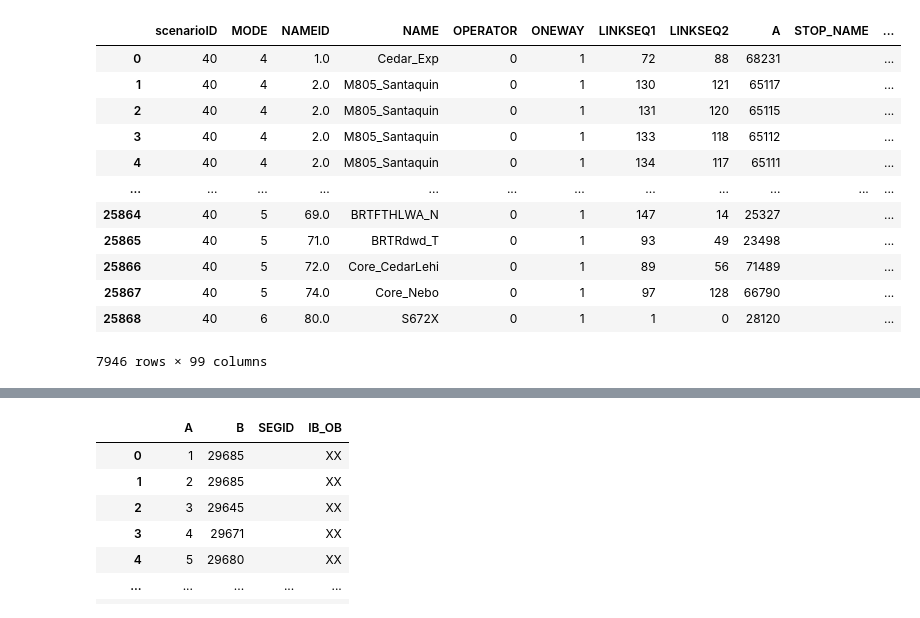
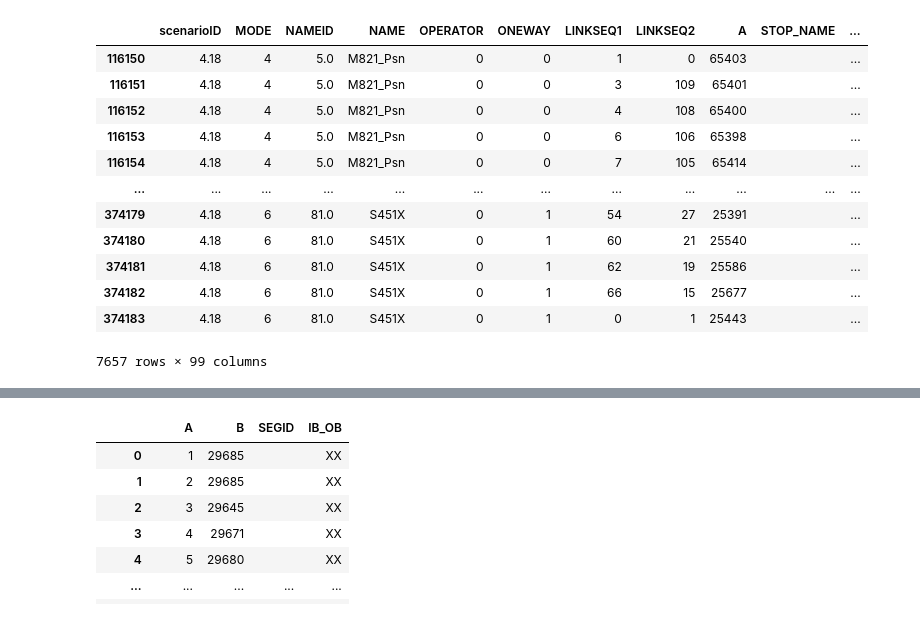
Before and after one commit to WFRCAnalytics/TDM-VAL-Scenario-Comparison-Toolbox, a Jupyter notebook: 2.1-TotalTDMTool/A-OldDataReformatAndPrepForApp.ipynb, the cells around one changed output, grey strips where cells are left out. Saved outputs shown, nothing was run; the diff lists cells and outputs as text; code cells hidden in the pictures.

```diff
--- a/2.1-TotalTDMTool/A-OldDataReformatAndPrepForApp.ipynb
+++ b/2.1-TotalTDMTool/A-OldDataReformatAndPrepForApp.ipynb
@@ -34,21 +34,21 @@ else:
     dfODDetail = pd.read_csv("_dfODDetail.csv")
     dfPADetail = pd.read_csv("_dfPADetail.csv")
 # %%
-dfODDetail[dfODDetail['scenarioID']==40]
+dfODDetail[dfODDetail['scenarioID']==4.18]
 # %% [output]
 |  | scenarioID | MODE | NAMEID | NAME | OPERATOR | ONEWAY | LINKSEQ1 | LINKSEQ2 | A | STOP_NAME | ... |
-| 0 | 40 | 4 | 1.0 | Cedar_Exp | 0 | 1 | 72 | 88 | 68231 |  | ... |
-| 1 | 40 | 4 | 2.0 | M805_Santaquin | 0 | 1 | 130 | 121 | 65117 |  | ... |
-| 2 | 40 | 4 | 2.0 | M805_Santaquin | 0 | 1 | 131 | 120 | 65115 |  | ... |
-| 3 | 40 | 4 | 2.0 | M805_Santaquin | 0 | 1 | 133 | 118 | 65112 |  | ... |
-| 4 | 40 | 4 | 2.0 | M805_Santaquin | 0 | 1 | 134 | 117 | 65111 |  | ... |
+| 116150 | 4.18 | 4 | 5.0 | M821_Psn | 0 | 0 | 1 | 0 | 65403 |  | ... |
+| 116151 | 4.18 | 4 | 5.0 | M821_Psn | 0 | 0 | 3 | 109 | 65401 |  | ... |
+| 116152 | 4.18 | 4 | 5.0 | M821_Psn | 0 | 0 | 4 | 108 | 65400 |  | ... |
+| 116153 | 4.18 | 4 | 5.0 | M821_Psn | 0 | 0 | 6 | 106 | 65398 |  | ... |
+| 116154 | 4.18 | 4 | 5.0 | M821_Psn | 0 | 0 | 7 | 105 | 65414 |  | ... |
 | ... | ... | ... | ... | ... | ... | ... | ... | ... | ... | ... | ... |
-| 25864 | 40 | 5 | 69.0 | BRTFTHLWA_N | 0 | 1 | 147 | 14 | 25327 |  | ... |
-| 25865 | 40 | 5 | 71.0 | BRTRdwd_T | 0 | 1 | 93 | 49 | 23498 |  | ... |
-| 25866 | 40 | 5 | 72.0 | Core_CedarLehi | 0 | 1 | 89 | 56 | 71489 |  | ... |
-| 25867 | 40 | 5 | 74.0 | Core_Nebo | 0 | 1 | 97 | 128 | 66790 |  | ... |
-| 25868 | 40 | 6 | 80.0 | S672X | 0 | 1 | 1 | 0 | 28120 |  | ... |
+| 374179 | 4.18 | 6 | 81.0 | S451X | 0 | 1 | 54 | 27 | 25391 |  | ... |
+| 374180 | 4.18 | 6 | 81.0 | S451X | 0 | 1 | 60 | 21 | 25540 |  | ... |
+| 374181 | 4.18 | 6 | 81.0 | S451X | 0 | 1 | 62 | 19 | 25586 |  | ... |
+| 374182 | 4.18 | 6 | 81.0 | S451X | 0 | 1 | 66 | 15 | 25677 |  | ... |
+| 374183 | 4.18 | 6 | 81.0 | S451X | 0 | 1 | 0 | 1 | 25443 |  | ... |
-7946 rows × 99 columns
+7657 rows × 99 columns
 # %%
 # read in manully created file
 dfRouteSummaryNames_Revised = pd.read_csv(r"E:\GitHub\TDM-Scenario-Comparison-Toolbox\0-ModelModifications\manual\routesummarynames_revised.csv")
```
Also changed, not shown: parts of 15 cells of this notebook, 30 other files.
